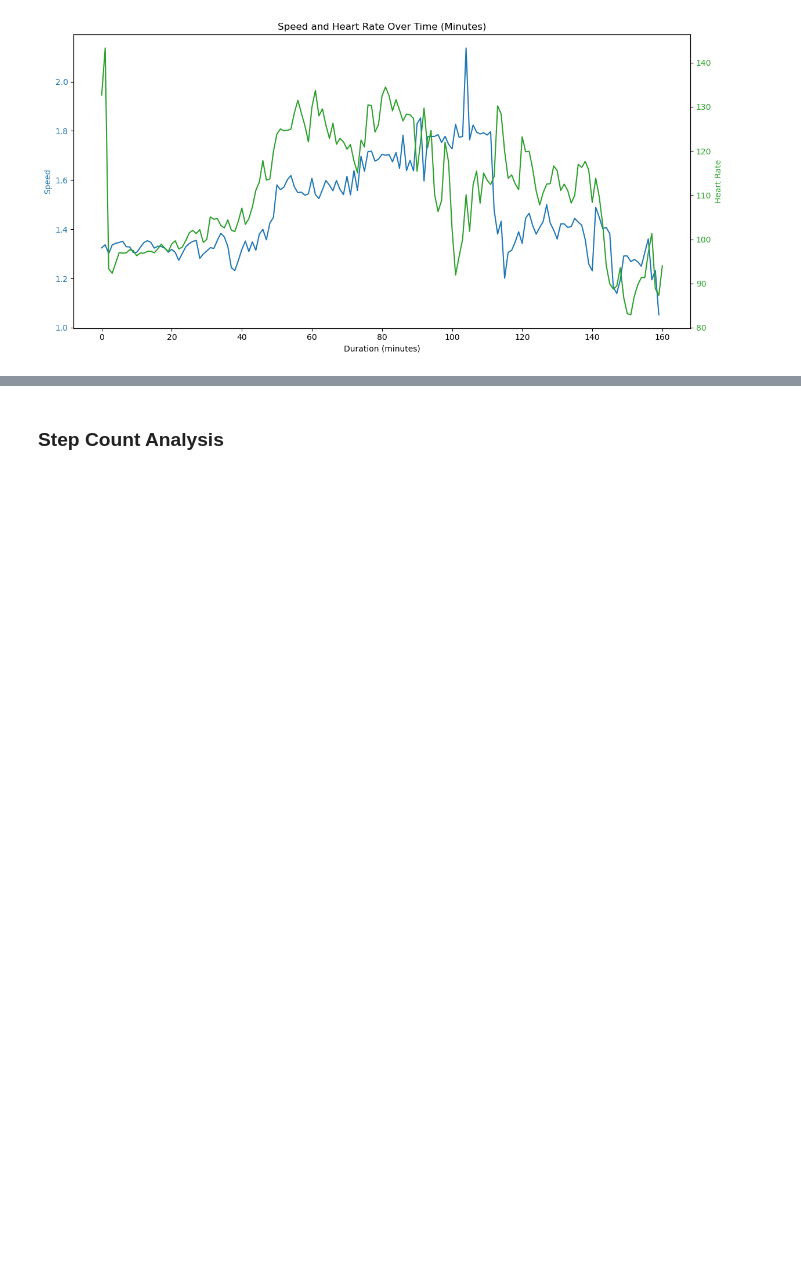
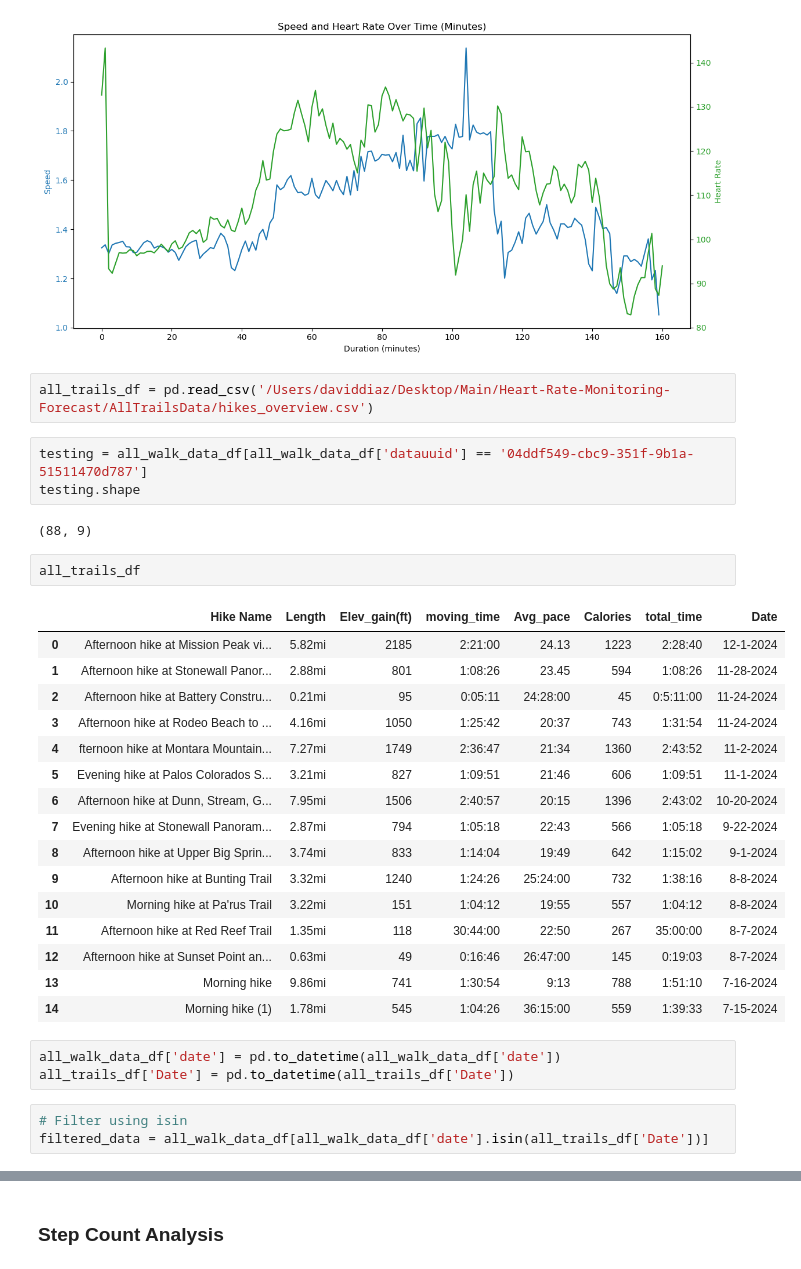
Before and after one commit to ddiaz1126/Heart-Rate-Monitoring-Forecast, a Jupyter notebook: data_analysis_watch_data.ipynb, the cells around one changed output, grey strips where cells are left out. Drawn from its saved outputs; the diff is of its cells as text; blank space fills up the shorter version.

```diff
--- a/data_analysis_watch_data.ipynb
+++ b/data_analysis_watch_data.ipynb
@@ -320,3 +284,35 @@ fig.tight_layout()  # Ensure labels and titles don't overlap
 plt.show()
 # %% [output]
 [figure]
+# %%
+all_trails_df = pd.read_csv('/Users/daviddiaz/Desktop/Main/Heart-Rate-Monitoring-Forecast/AllTrailsData/hikes_overview.csv')
+# %%
+testing = all_walk_data_df[all_walk_data_df['datauuid'] == '04ddf549-cbc9-351f-9b1a-51511470d787']
+testing.shape
+# %% [output]
+(88, 9)
+# %%
+all_trails_df
+# %% [output]
+|  | Hike Name | Length | Elev_gain(ft) | moving_time | Avg_pace | Calories | total_time | Date |
+| 0 | Afternoon hike at Mission Peak vi... | 5.82mi | 2185 | 2:21:00 | 24.13 | 1223 | 2:28:40 | 12-1-2024 |
+| 1 | Afternoon hike at Stonewall Panor... | 2.88mi | 801 | 1:08:26 | 23.45 | 594 | 1:08:26 | 11-28-2024 |
+| 2 | Afternoon hike at Battery Constru... | 0.21mi | 95 | 0:05:11 | 24:28:00 | 45 | 0:5:11:00 | 11-24-2024 |
+| 3 | Afternoon hike at Rodeo Beach to ... | 4.16mi | 1050 | 1:25:42 | 20:37 | 743 | 1:31:54 | 11-24-2024 |
+| 4 | fternoon hike at Montara Mountain... | 7.27mi | 1749 | 2:36:47 | 21:34 | 1360 | 2:43:52 | 11-2-2024 |
+| 5 | Evening hike at Palos Colorados S... | 3.21mi | 827 | 1:09:51 | 21:46 | 606 | 1:09:51 | 11-1-2024 |
+| 6 | Afternoon hike at Dunn, Stream, G... | 7.95mi | 1506 | 2:40:57 | 20:15 | 1396 | 2:43:02 | 10-20-2024 |
+| 7 | Evening hike at Stonewall Panoram... | 2.87mi | 794 | 1:05:18 | 22:43 | 566 | 1:05:18 | 9-22-2024 |
+| 8 | Afternoon hike at Upper Big Sprin... | 3.74mi | 833 | 1:14:04 | 19:49 | 642 | 1:15:02 | 9-1-2024 |
+| 9 | Afternoon hike at Bunting Trail | 3.32mi | 1240 | 1:24:26 | 25:24:00 | 732 | 1:38:16 | 8-8-2024 |
+| 10 | Morning hike at Pa'rus Trail | 3.22mi | 151 | 1:04:12 | 19:55 | 557 | 1:04:12 | 8-8-2024 |
+| 11 | Afternoon hike at Red Reef Trail | 1.35mi | 118 | 30:44:00 | 22:50 | 267 | 35:00:00 | 8-7-2024 |
+| 12 | Afternoon hike at Sunset Point an... | 0.63mi | 49 | 0:16:46 | 26:47:00 | 145 | 0:19:03 | 8-7-2024 |
+| 13 | Morning hike | 9.86mi | 741 | 1:30:54 | 9:13 | 788 | 1:51:10 | 7-16-2024 |
+| 14 | Morning hike (1) | 1.78mi | 545 | 1:04:26 | 36:15:00 | 559 | 1:39:33 | 7-15-2024 |
+# %%
+all_walk_data_df['date'] = pd.to_datetime(all_walk_data_df['date'])
+all_trails_df['Date'] = pd.to_datetime(all_trails_df['Date'])
+# %%
+# Filter using isin
+filtered_data = all_walk_data_df[all_walk_data_df['date'].isin(all_trails_df['Date'])]
```
Also changed, not shown: parts of 6 cells of this notebook.
